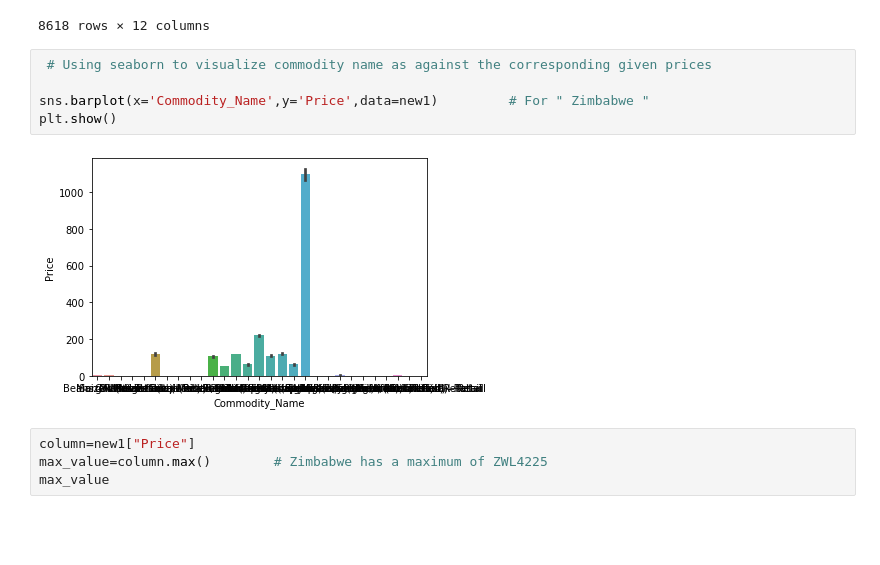
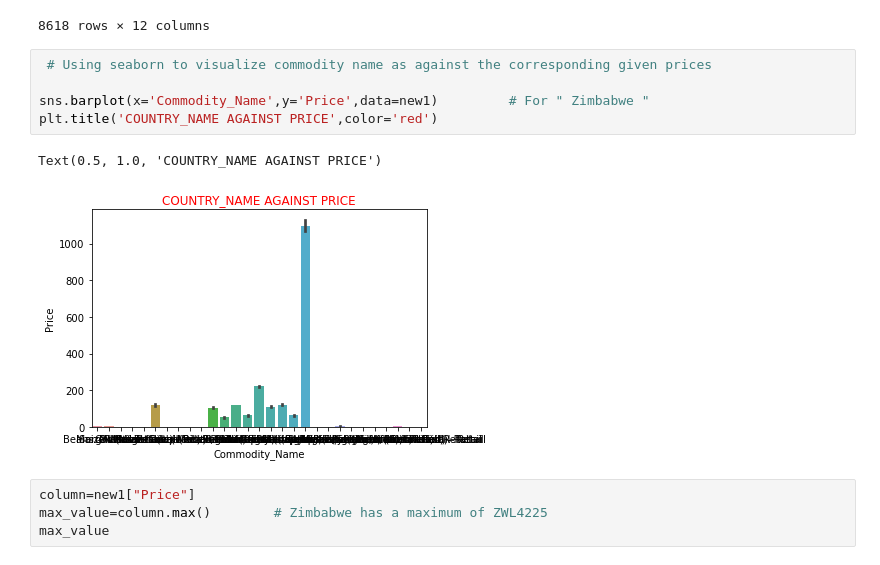
Before and after one commit to judaku/aku_git, a Jupyter notebook: JUDE AKUTTA PY_PROJECT.ipynb, the cells around one changed output. Drawn from its saved outputs; the diff is of its cells as text; blank space fills up the shorter version.

```diff
--- a/JUDE AKUTTA PY_PROJECT.ipynb
+++ b/JUDE AKUTTA PY_PROJECT.ipynb
@@ -475,10 +512,11 @@ new1
 # %%
  # Using seaborn to visualize commodity name as against the corresponding given prices
 
 sns.barplot(x='Commodity_Name',y='Price',data=new1)         # For " Zimbabwe "
-plt.show()
+plt.title('COUNTRY_NAME AGAINST PRICE',color='red')
 # %% [output]
+Text(0.5, 1.0, 'COUNTRY_NAME AGAINST PRICE')
-[figure, old version]
+[figure, new version]
 # %%
 column=new1["Price"]
 max_value=column.max()        # Zimbabwe has a maximum of ZWL4225
```
Also changed, not shown: parts of 24 cells of this notebook.
